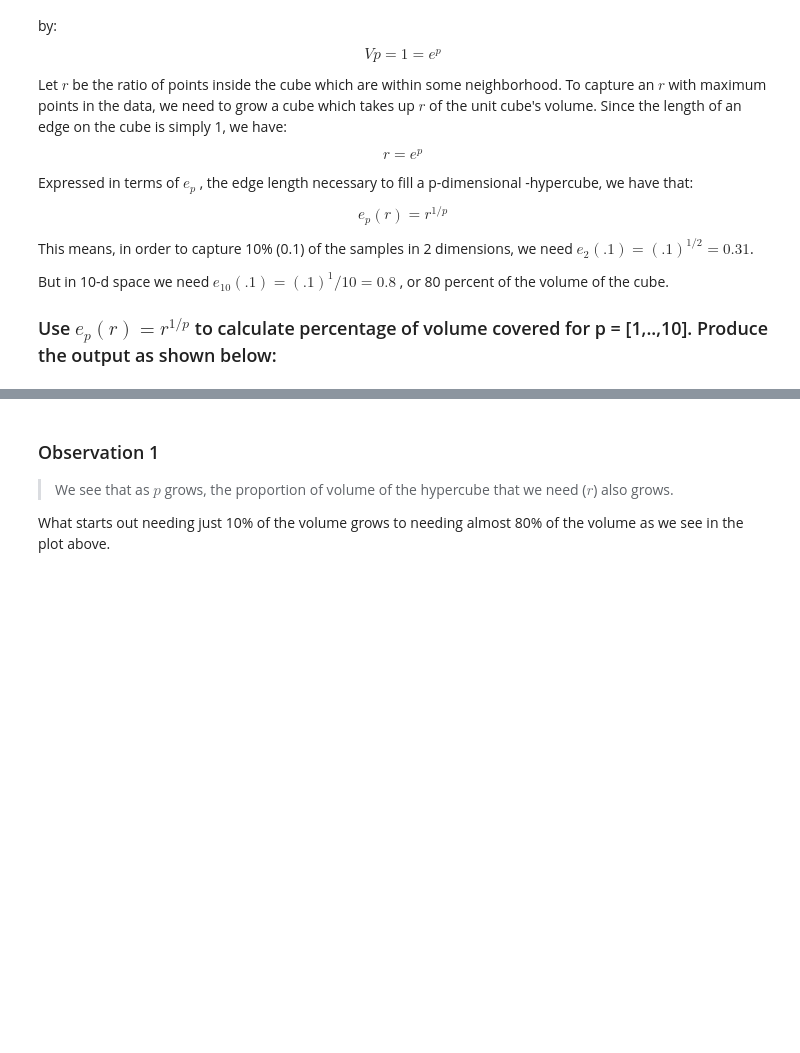
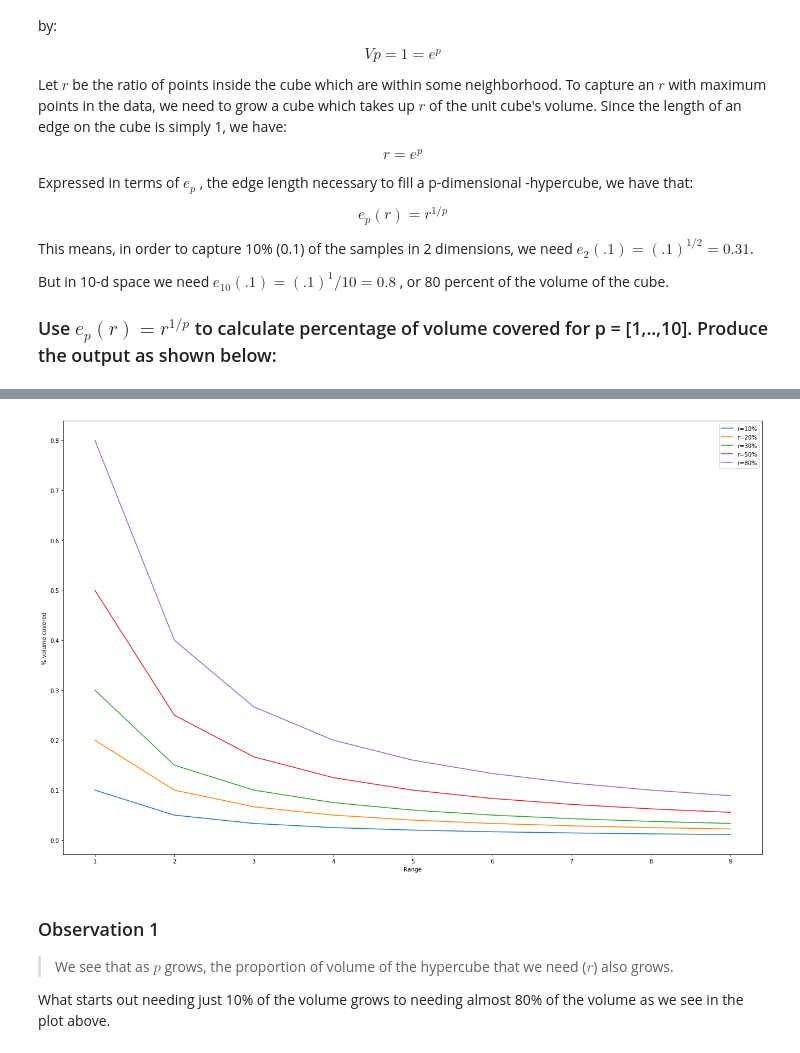
Before and after one commit to ConnorAnderson29/dsc-3-34-03-curse-of-dimensionality-simulation-lab-seattle-ds-career-040119, a Jupyter notebook: index.ipynb, the cells around one changed output, grey strips where cells are left out. Saved outputs shown, nothing was run; the diff lists cells and outputs as text; code cells hidden in the pictures; blank space fills up the shorter version.

```diff
--- a/index.ipynb
+++ b/index.ipynb
@@ -75,10 +75,10 @@ plt.figure(figsize=(22,14), edgecolor='red')
 plt.xlabel('Range')
 plt.ylabel('% volume covered')
 
-plt.plot(range(1,10), [0.1**1/n for n in range(1,10), label='r=10%'])
-plt.plot(range(1,10), [0.2**1/n for n in range(1,10), label='r=20%'])
-plt.plot(range(1,10), [0.3**1/n for n in range(1,10), label='r=30%'])
-plt.plot(range(1,10), [0.5**1/n for n in range(1,10), label='r=50%'])
-plt.plot(range(1,10), [0.8**1/n for n in range(1,10), label='r=80%'])
+plt.plot(range(1,10), [0.1**1/n for n in range(1,10)], label='r=10%')
+plt.plot(range(1,10), [0.2**1/n for n in range(1,10)], label='r=20%')
+plt.plot(range(1,10), [0.3**1/n for n in range(1,10)], label='r=30%')
+plt.plot(range(1,10), [0.5**1/n for n in range(1,10)], label='r=50%')
+plt.plot(range(1,10), [0.8**1/n for n in range(1,10)], label='r=80%')
 plt.legend()
 # %% [output]
@@ -86,3 +86,4 @@ SyntaxError: invalid syntax (<ipython-input-4-a52b099d277d>, line 5)
+[figure, added]
 # %% [markdown]
 ### Observation 1
 > We see that as   $p$  grows, the proportion of volume of the hypercube that we need ($r$) also grows.
```
Also changed, not shown: parts of 1 cell of this notebook.
